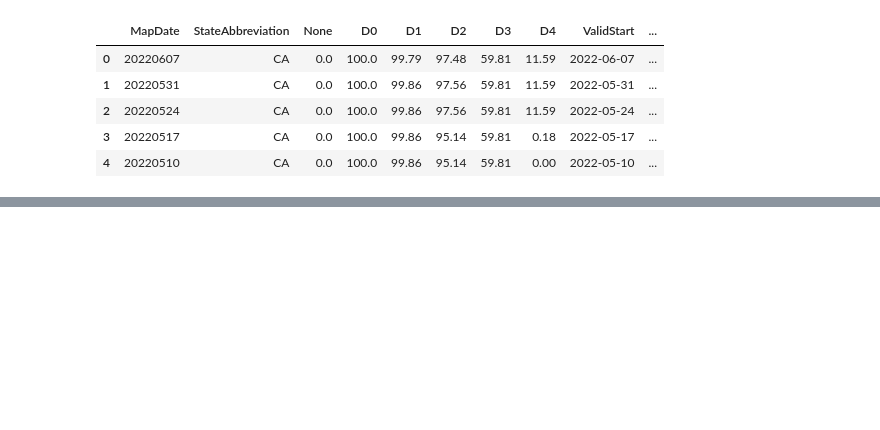
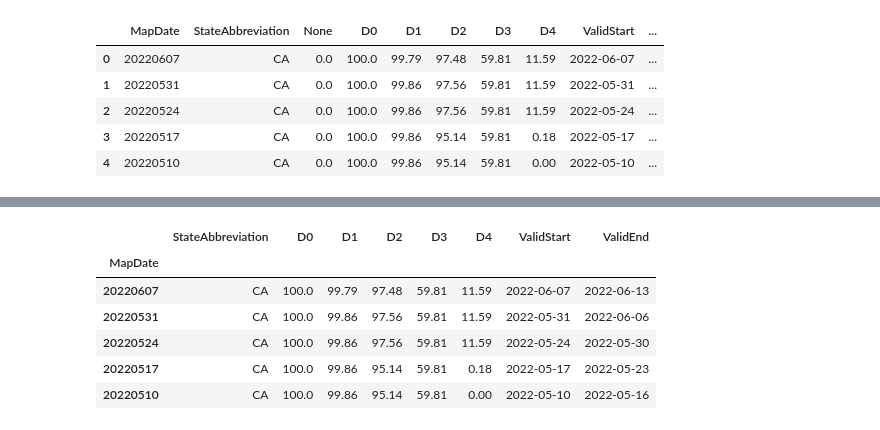
Before and after one commit to TimGannaway/DraughtFire, a Jupyter notebook: ETL_Example.ipynb, the cells around one changed output, grey strips where cells are left out. Drawn from its saved outputs; the diff is of its cells as text; code cells hidden in the pictures; blank space fills up the shorter version.

```diff
--- a/ETL_Example.ipynb
+++ b/ETL_Example.ipynb
@@ -59,0 +94,18 @@ KeyError: "None of ['Object ID'] are in the columns"
+# %%
+# Create a filtered dataframe from specific columns
+drought_cols = ["MapDate", "StateAbbreviation", "D0", "D1", "D2", "D3", "D4", "ValidStart", "ValidEnd"]
+
+drought_transformed = drought_df[drought_cols].copy()
+
+# Clean the data by dropping duplicates and setting the index
+
+drought_transformed.set_index("MapDate", inplace=True)
+drought_transformed.head()
+# %% [output]
+|  | StateAbbreviation | D0 | D1 | D2 | D3 | D4 | ValidStart | ValidEnd |
+| MapDate |  |  |  |  |  |  |  |  |
+| 20220607 | CA | 100.0 | 99.79 | 97.48 | 59.81 | 11.59 | 2022-06-07 | 2022-06-13 |
+| 20220531 | CA | 100.0 | 99.86 | 97.56 | 59.81 | 11.59 | 2022-05-31 | 2022-06-06 |
+| 20220524 | CA | 100.0 | 99.86 | 97.56 | 59.81 | 11.59 | 2022-05-24 | 2022-05-30 |
+| 20220517 | CA | 100.0 | 99.86 | 95.14 | 59.81 | 0.18 | 2022-05-17 | 2022-05-23 |
+| 20220510 | CA | 100.0 | 99.86 | 95.14 | 59.81 | 0.00 | 2022-05-10 | 2022-05-16 |
```
Also changed, not shown: parts of 12 cells of this notebook.
